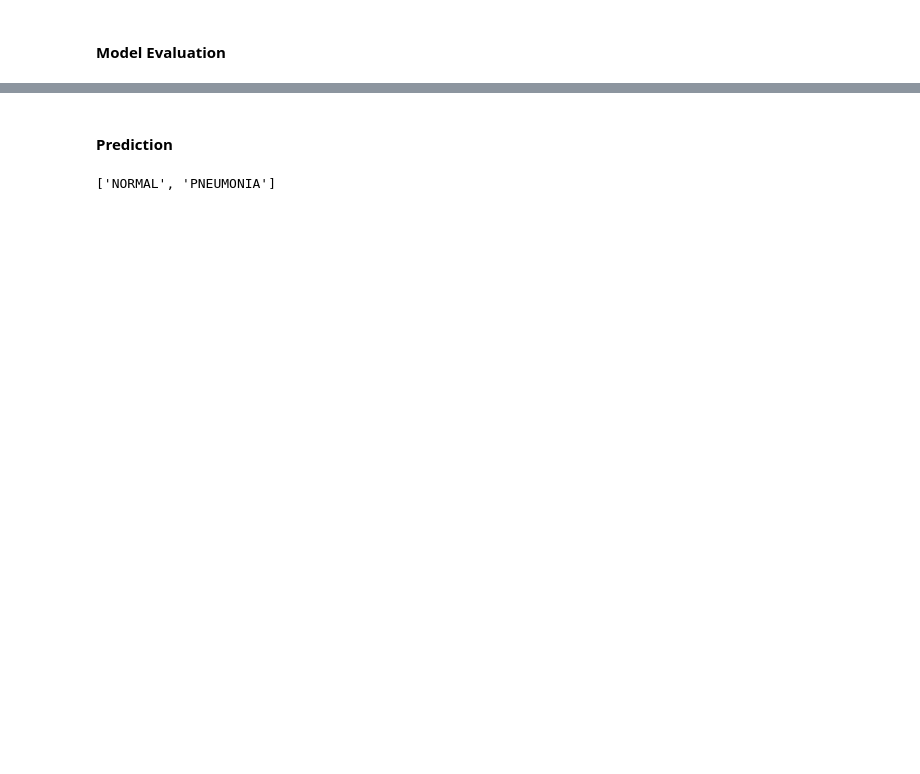
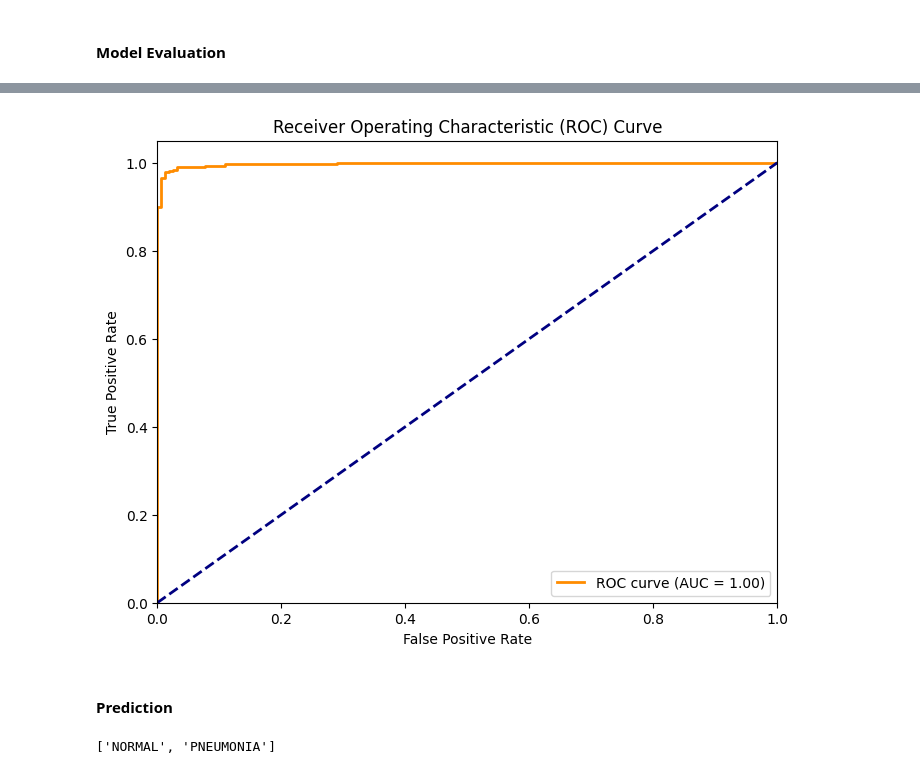
Before and after one commit to z4hid/x-ray-vision, a Jupyter notebook: notebook/X-Ray-recognition.ipynb, the cells around one changed output, grey strips where cells are left out. Drawn from its saved outputs; the diff is of its cells as text; code cells hidden in the pictures; blank space fills up the shorter version.

```diff
--- a/notebook/X-Ray-recognition.ipynb
+++ b/notebook/X-Ray-recognition.ipynb
@@ -310,3 +522,7 @@ Test Accuracy: 0.9514, Test Loss: 0.0486
+# %%
+plot_roc_curve(metrics["roc_curve"][0], metrics["roc_curve"][1], metrics["auc"])
+# %% [output]
+[figure, added]
 # %% [markdown]
 #### Prediction
 # %%
```
Also changed, not shown: parts of 12 cells of this notebook.
